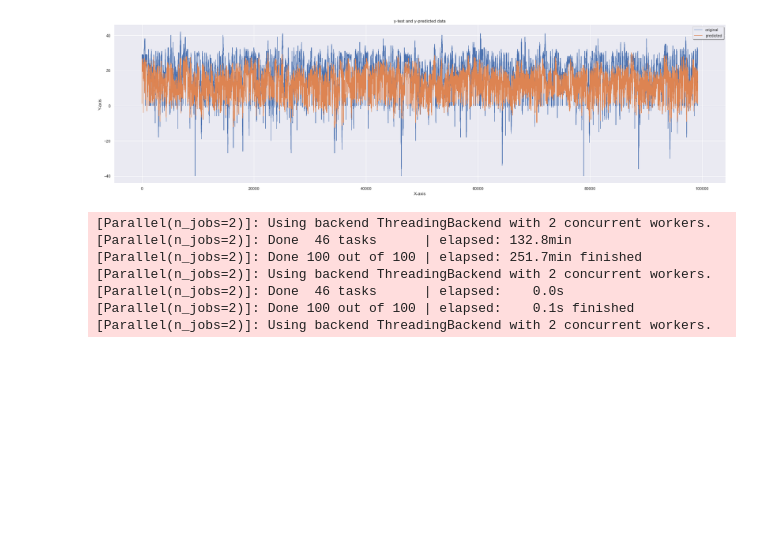
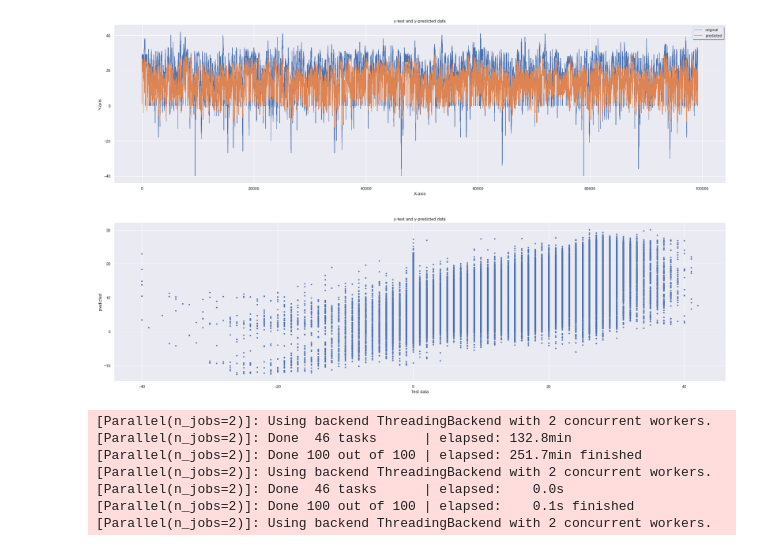
Before and after one commit to sumants-dev/CIS545-Project, a Jupyter notebook: Seasonal_weather_data__analysisv2.ipynb, the cells around one changed output. Saved outputs shown, nothing was run; the diff lists cells and outputs as text; code cells hidden in the pictures; blank space fills up the shorter version.

```diff
--- a/Seasonal_weather_data__analysisv2.ipynb
+++ b/Seasonal_weather_data__analysisv2.ipynb
@@ -1196,6 +1231,17 @@ plt.grid(True)
 plt.show()
 # %% [output]
 [figure]
+# %%
+x_ax = range(len(y_test))
+
+plt.plot(y_test, y_pred,".")
+plt.title("y-test and y-predicted data")
+plt.xlabel('Test data')
+plt.ylabel('predicted')
+plt.grid(True)
+plt.show()
+# %% [output]
+[figure, added]
 # %%
 rr2 = RandomForestRegressor(n_jobs =2, verbose =1, criterion="absolute_error")
 rr2.fit(x_train2, y_train2)
```
Also changed, not shown: parts of 9 cells of this notebook.
